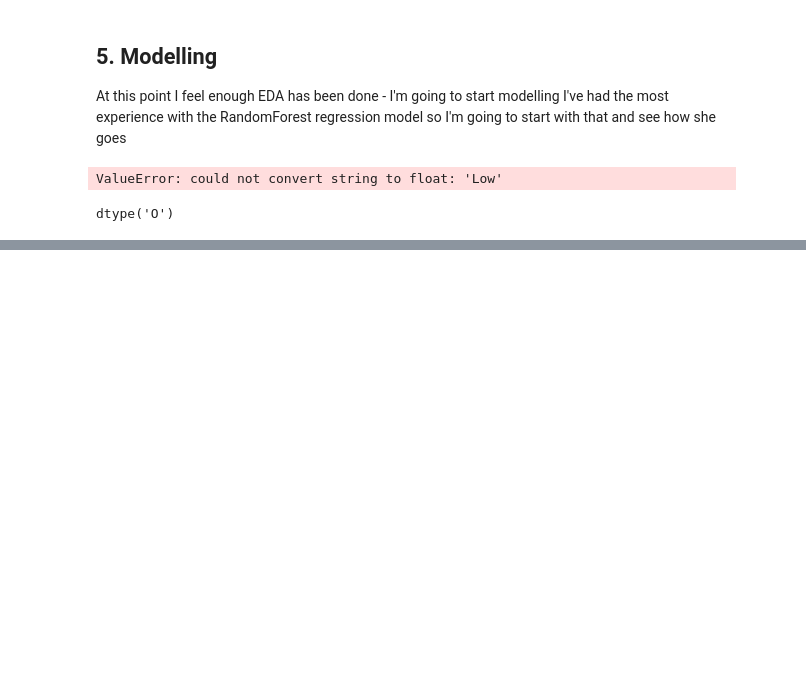
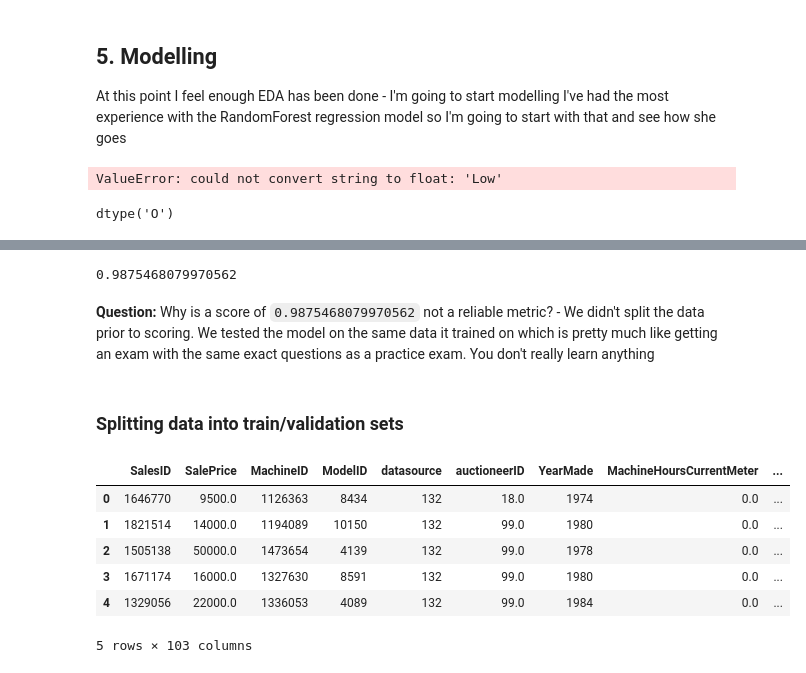
Before and after one commit to griffinstiens/ML-Regression_Time_Series, a Jupyter notebook: Main.ipynb, the cells around one changed output, grey strips where cells are left out. Cells and saved outputs as stored; diff of their text form; code cells hidden in the pictures; blank space fills up the shorter version.

```diff
--- a/Main.ipynb
+++ b/Main.ipynb
@@ -336,0 +671,19 @@ dtype: int64
+# %%
+# Score
+model.score(df_temp.drop("SalePrice", axis=1), df_temp["SalePrice"])
+# %% [output]
+0.9875468079970562
+# %% [markdown]
+**Question:** Why is a score of `0.9875468079970562` not a reliable metric? - We didn't split the data prior to scoring. We tested the model on the same data it trained on which is pretty much like getting an exam with the same exact questions as a practice exam. You don't really learn anything
+# %% [markdown]
+### Splitting data into train/validation sets
+# %%
+df_temp.head()
+# %% [output]
+|  | SalesID | SalePrice | MachineID | ModelID | datasource | auctioneerID | YearMade | MachineHoursCurrentMeter | ... |
+| 0 | 1646770 | 9500.0 | 1126363 | 8434 | 132 | 18.0 | 1974 | 0.0 | ... |
+| 1 | 1821514 | 14000.0 | 1194089 | 10150 | 132 | 99.0 | 1980 | 0.0 | ... |
+| 2 | 1505138 | 50000.0 | 1473654 | 4139 | 132 | 99.0 | 1978 | 0.0 | ... |
+| 3 | 1671174 | 16000.0 | 1327630 | 8591 | 132 | 99.0 | 1980 | 0.0 | ... |
+| 4 | 1329056 | 22000.0 | 1336053 | 4089 | 132 | 99.0 | 1984 | 0.0 | ... |
+5 rows × 103 columns
```
Also changed, not shown: parts of 45 cells of this notebook, 1 other file.
